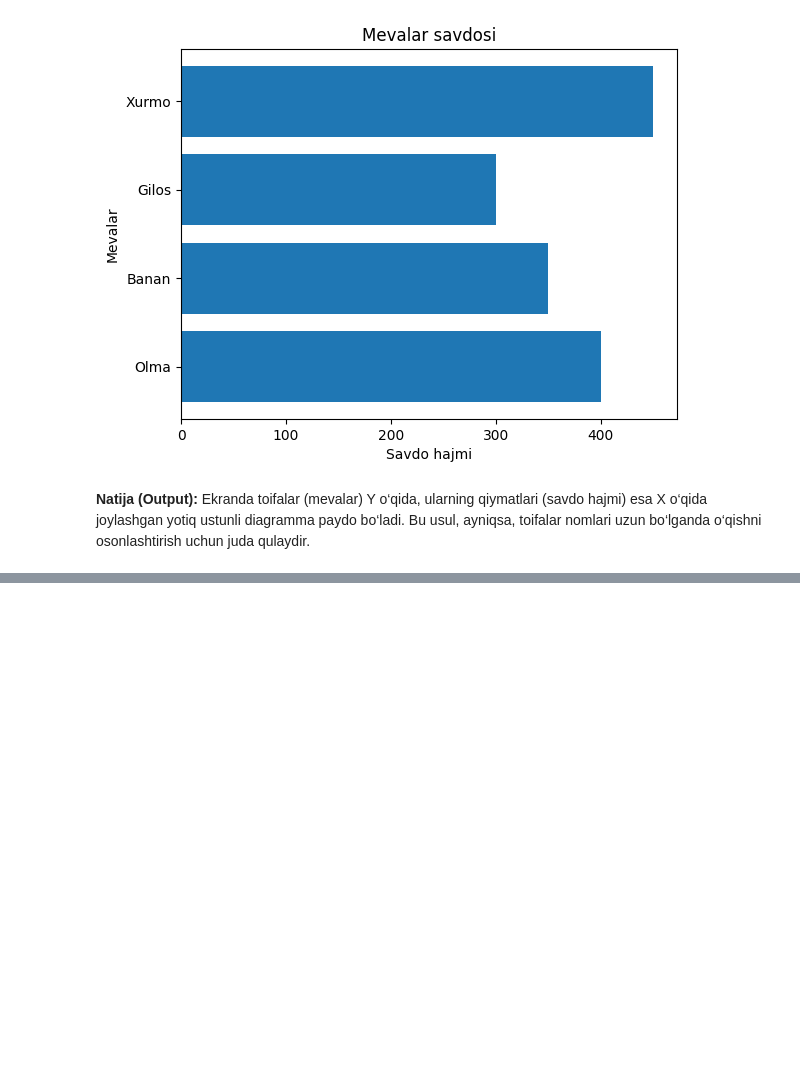
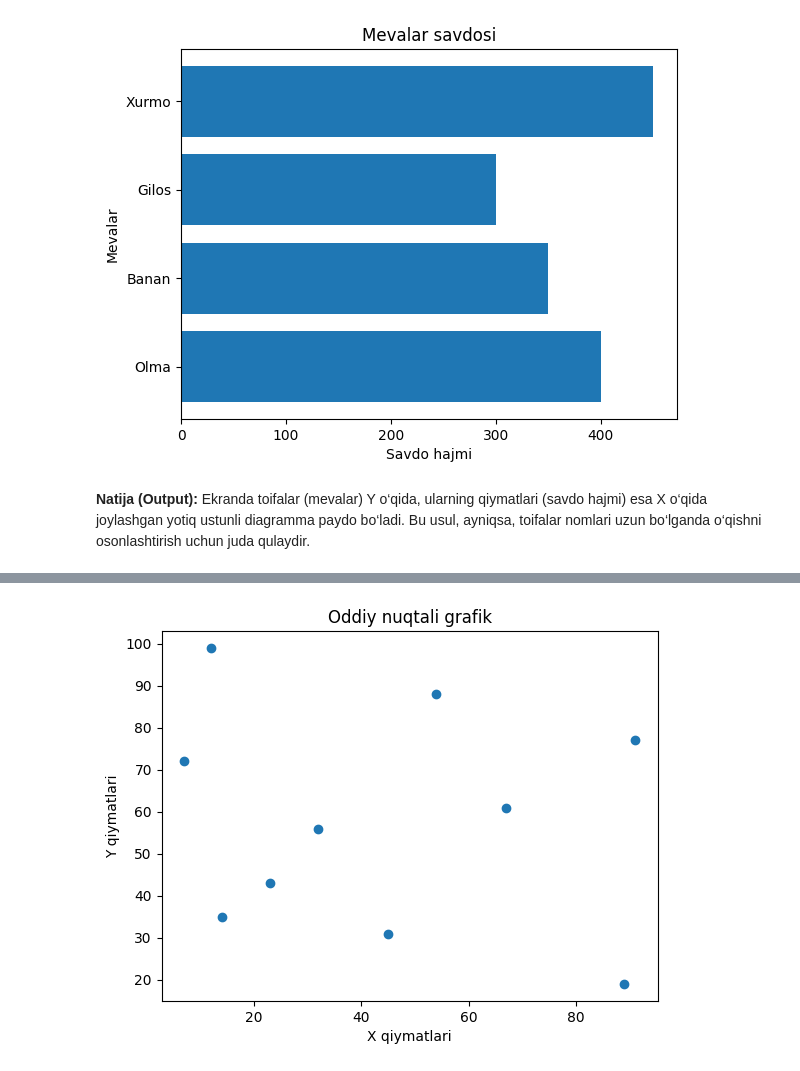
Before and after one commit to qwerty291996/2025-2026, a Jupyter notebook: O'quv qo'llanma Matplotlib/2. Matplotlib yordamida grafiklar chizish (Plotting with Matplotlib).ipynb, the cells around one changed output, grey strips where cells are left out. Cells and saved outputs as stored; diff of their text form; code cells hidden in the pictures; blank space fills up the shorter version.

```diff
--- a/O'quv qo'llanma Matplotlib/2. Matplotlib yordamida grafiklar chizish (Plotting with Matplotlib).ipynb
+++ b/O'quv qo'llanma Matplotlib/2. Matplotlib yordamida grafiklar chizish (Plotting with Matplotlib).ipynb
@@ -612,0 +739,16 @@ Ekranda toifalar (mevalar) Y o‘qida, ularning qiymatlari (savdo hajmi) esa X o
+# %%
+x = np.array([12, 45, 7, 32, 89, 54, 23, 67, 14, 91])
+y = np.array([99, 31, 72, 56, 19, 88, 43, 61, 35, 77])
+
+# Nuqtali grafik chizish
+plt.scatter(x, y)
+
+# Sarlavha va o‘qlarga nom berish
+plt.title("Oddiy nuqtali grafik")
+plt.xlabel("X qiymatlari")
+plt.ylabel("Y qiymatlari")
+
+# Grafikni ekranda ko‘rsatish
+plt.show()
+# %% [output]
+[figure, added]
```
Also changed, not shown: parts of 70 cells of this notebook, 24 other files.
